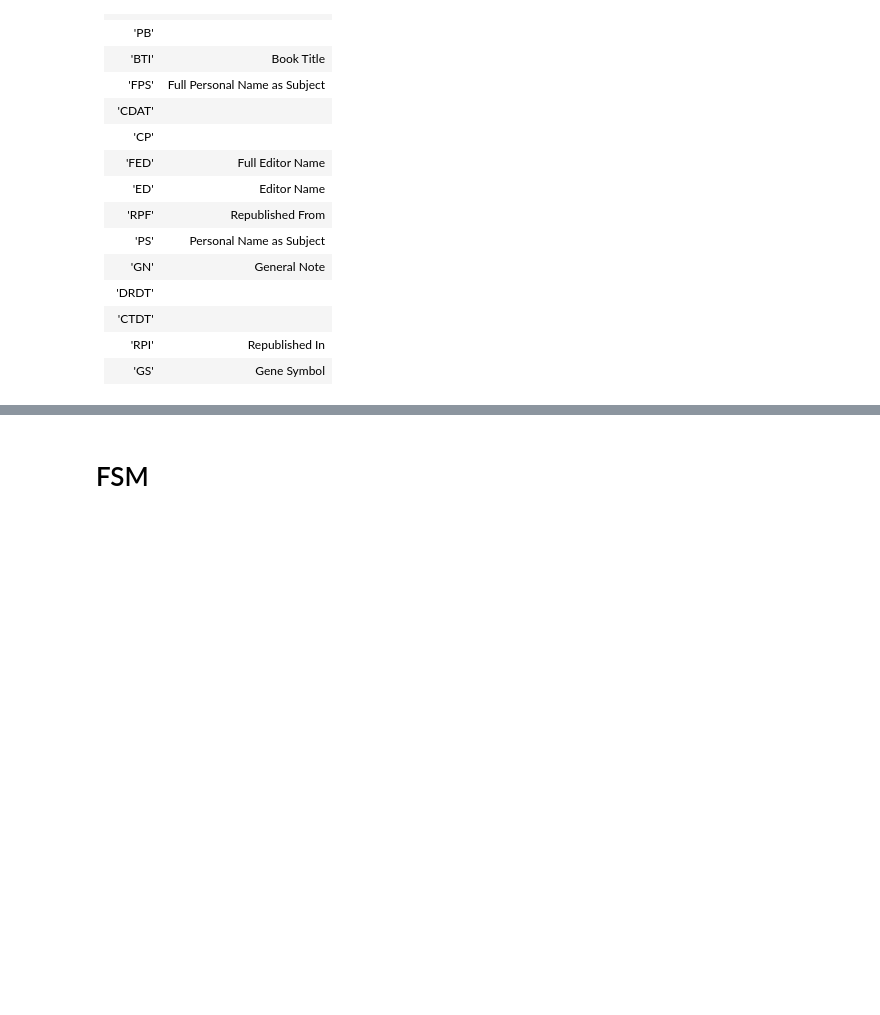
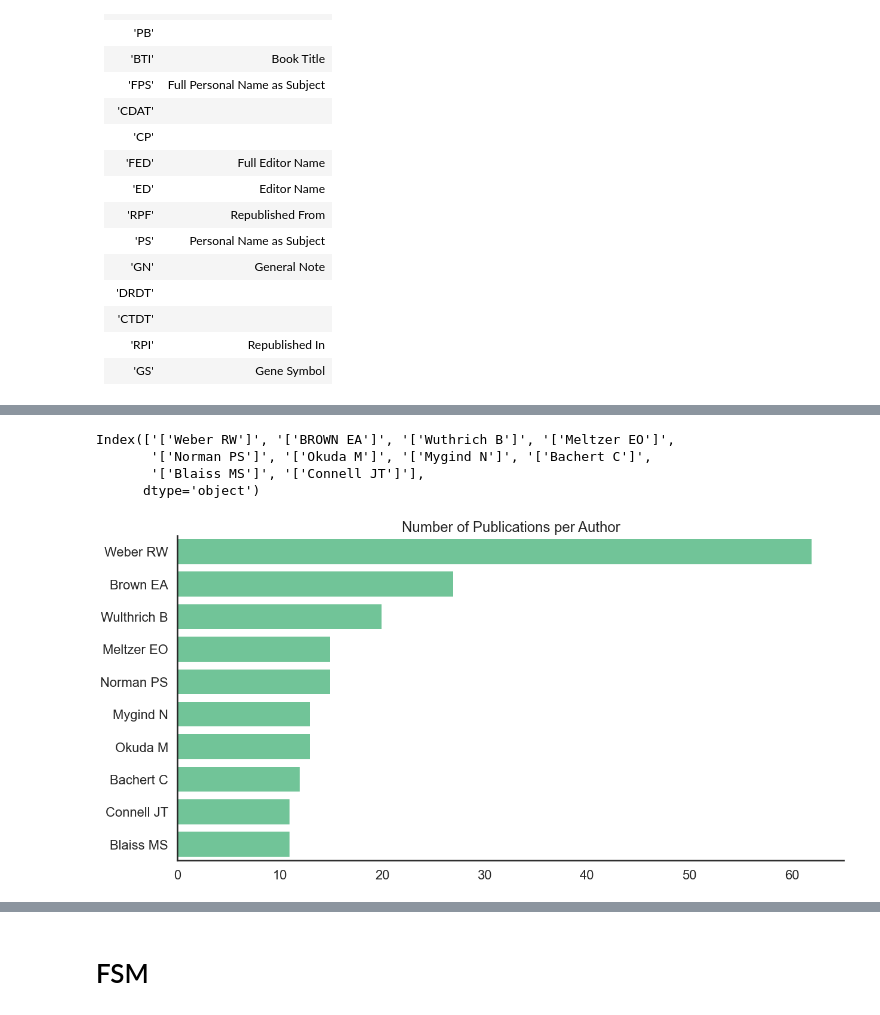
Before and after one commit to awyeh64/Scholarly_Recommender, a Jupyter notebook: notebooks/exploratory/eda_fsm.ipynb, the cells around one changed output, grey strips where cells are left out. Cells and saved outputs as stored; diff of their text form; code cells hidden in the pictures; blank space fills up the shorter version.

```diff
--- a/notebooks/exploratory/eda_fsm.ipynb
+++ b/notebooks/exploratory/eda_fsm.ipynb
@@ -147,0 +160,23 @@ Name: PHST, Length: 8372, dtype: int64
+# %%
+df['AU'].value_counts().keys()[:10]
+# %% [output]
+Index(['['Weber RW']', '['BROWN EA']', '['Wuthrich B']', '['Meltzer EO']',
+       '['Norman PS']', '['Okuda M']', '['Mygind N']', '['Bachert C']',
+       '['Blaiss MS']', '['Connell JT']'],
+      dtype='object')
+# %%
+sns.set(context = 'poster', style = 'white')
+
+x = df['AU'].value_counts().values[:10]
+y = df['AU'].value_counts().keys()[:10]
+yticks = ['Weber RW', 'Brown EA', 'Wulthrich B', 'Meltzer EO', 'Norman PS', 'Mygind N', 'Okuda M', 'Bachert C', 'Connell JT', 'Blaiss MS']
+title = 'Number of Publications per Author'
+
+plt.figure(figsize=(20,10))
+ax = sns.barplot(x = x, y = y, orient = 'h', color = '#63d297')
+ax.set(yticklabels = yticks, title = title)
+sns.despine(top = True, right = True, bottom = False, left = False)
+
+plt.savefig('popular_authors.png', dpi=300, bbox_inches='tight', transparent = True)
+# %% [output]
+[figure, added]
```
Also changed, not shown: parts of 62 cells of this notebook.
